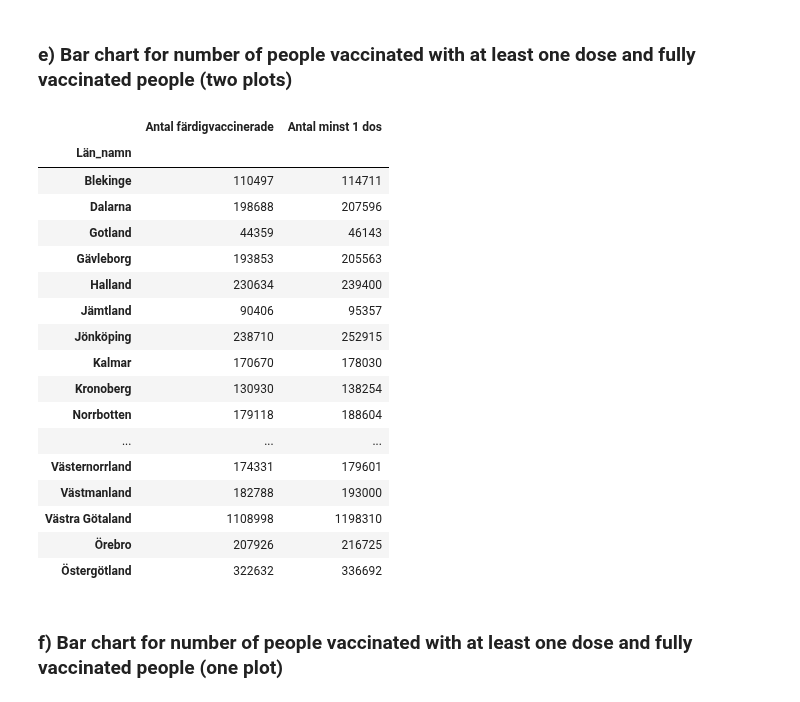
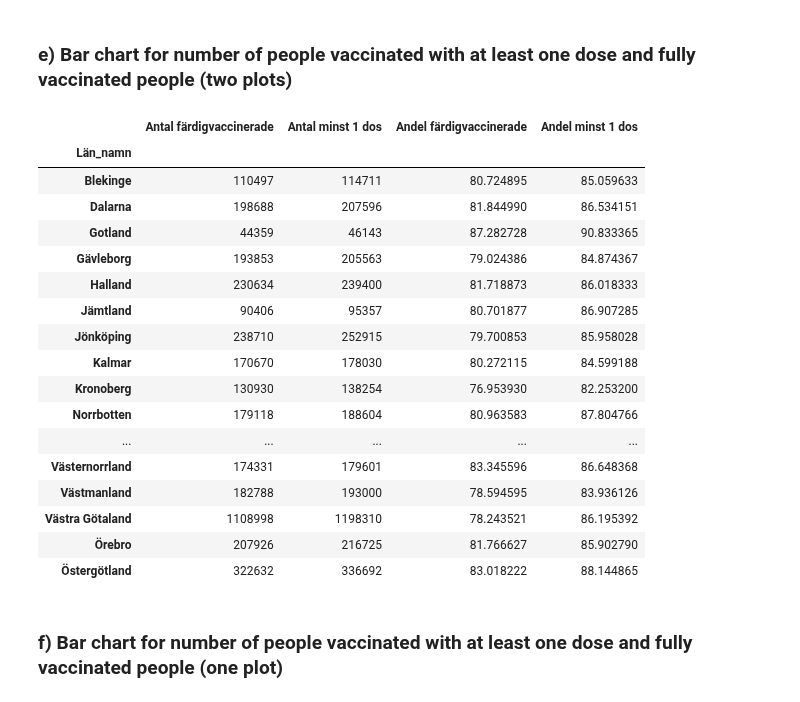
Before and after one commit to Anna-MariaSjolund/Data-Handling-Anna-MariaSjolund, a Jupyter notebook: Labs/Covid-Lab/covid_lab.ipynb, the cells around one changed output. Saved outputs shown, nothing was run; the diff lists cells and outputs as text; code cells hidden in the pictures.

Commit message:
Change plot to andel

```diff
--- a/Labs/Covid-Lab/covid_lab.ipynb
+++ b/Labs/Covid-Lab/covid_lab.ipynb
@@ -283,27 +283,29 @@ There are about 1885799 children (under the age of 16) in Sweden.
 # %%
 #Creates a new dataframe to be used for plotting vaccination for each "län"
 vaccination_summed = pd.DataFrame(vaccination["Antal färdigvaccinerade"].groupby(vaccination["Län_namn"]).sum())
 vaccination_summed["Antal minst 1 dos"] = vaccination["Antal minst 1 dos"].groupby(vaccination["Län_namn"]).sum()
+vaccination_summed["Andel färdigvaccinerade"] = vaccination["Andel färdigvaccinerade"].groupby(vaccination["Län_namn"]).mean()*100
+vaccination_summed["Andel minst 1 dos"] = vaccination["Andel minst 1 dos"].groupby(vaccination["Län_namn"]).mean()*100
 vaccination_summed
 # %% [output]
-|  | Antal färdigvaccinerade | Antal minst 1 dos |
-| Län_namn |  |  |
-| Blekinge | 110497 | 114711 |
-| Dalarna | 198688 | 207596 |
-| Gotland | 44359 | 46143 |
-| Gävleborg | 193853 | 205563 |
-| Halland | 230634 | 239400 |
-| Jämtland | 90406 | 95357 |
-| Jönköping | 238710 | 252915 |
-| Kalmar | 170670 | 178030 |
-| Kronoberg | 130930 | 138254 |
-| Norrbotten | 179118 | 188604 |
-| ... | ... | ... |
-| Västernorrland | 174331 | 179601 |
-| Västmanland | 182788 | 193000 |
-| Västra Götaland | 1108998 | 1198310 |
-| Örebro | 207926 | 216725 |
-| Östergötland | 322632 | 336692 |
+|  | Antal färdigvaccinerade | Antal minst 1 dos | Andel färdigvaccinerade | Andel minst 1 dos |
+| Län_namn |  |  |  |  |
+| Blekinge | 110497 | 114711 | 80.724895 | 85.059633 |
+| Dalarna | 198688 | 207596 | 81.844990 | 86.534151 |
+| Gotland | 44359 | 46143 | 87.282728 | 90.833365 |
+| Gävleborg | 193853 | 205563 | 79.024386 | 84.874367 |
+| Halland | 230634 | 239400 | 81.718873 | 86.018333 |
+| Jämtland | 90406 | 95357 | 80.701877 | 86.907285 |
+| Jönköping | 238710 | 252915 | 79.700853 | 85.958028 |
+| Kalmar | 170670 | 178030 | 80.272115 | 84.599188 |
+| Kronoberg | 130930 | 138254 | 76.953930 | 82.253200 |
+| Norrbotten | 179118 | 188604 | 80.963583 | 87.804766 |
+| ... | ... | ... | ... | ... |
+| Västernorrland | 174331 | 179601 | 83.345596 | 86.648368 |
+| Västmanland | 182788 | 193000 | 78.594595 | 83.936126 |
+| Västra Götaland | 1108998 | 1198310 | 78.243521 | 86.195392 |
+| Örebro | 207926 | 216725 | 81.766627 | 85.902790 |
+| Östergötland | 322632 | 336692 | 83.018222 | 88.144865 |
 # %%
 #Creates a template to be shown in hover
 def create_plotly_barfig(y_data1:str, title:str, y_data2:str=None) -> px.bar:
```
Also changed, not shown: parts of 5 cells of this notebook.
